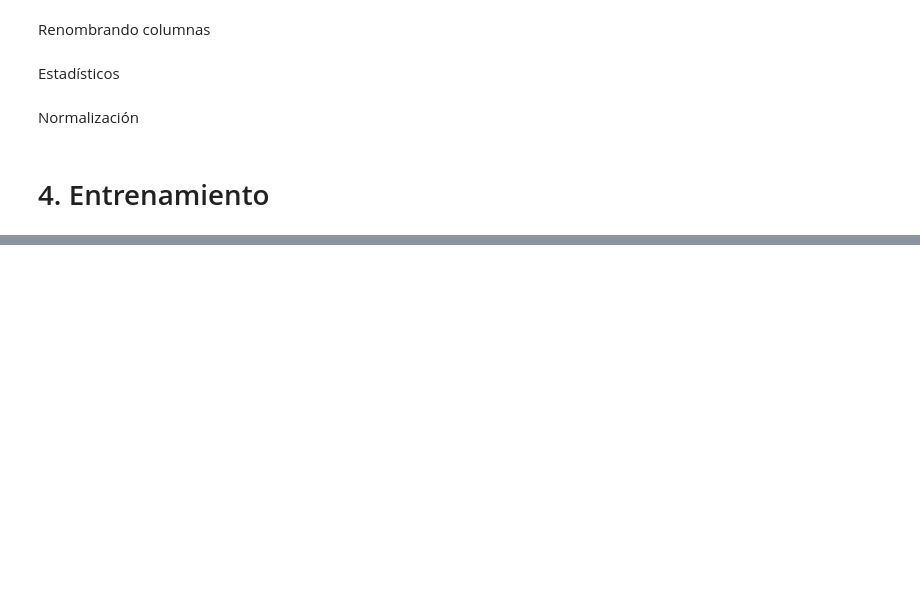
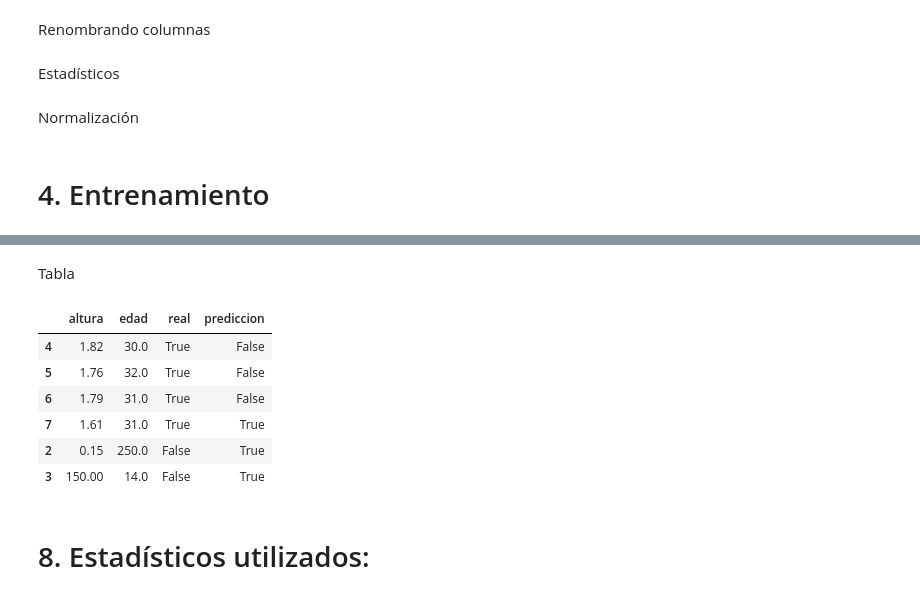
Before and after one commit to josedalvik/datascience_stlearning2_practica2, a Jupyter notebook: Deteccion_anomalias.ipynb, the cells around one changed output, grey strips where cells are left out. Saved outputs shown, nothing was run; the diff lists cells and outputs as text; code cells hidden in the pictures; blank space fills up the shorter version.

```diff
--- a/Deteccion_anomalias.ipynb
+++ b/Deteccion_anomalias.ipynb
@@ -99,0 +149,18 @@ plt.show()
+# %% [markdown]
+Tabla
+# %%
+tabla_final = pruebas.copy()
+tabla_final["real"] = np.arange(start=0, stop=len(pruebas)) < int(np.floor(len(valtest_normales_n)/2))
+tabla_final["prediccion"] = False
+tabla_final.iloc[outliers,3] = True
+tabla_final
+# %% [output]
+|  | altura | edad | real | prediccion |
+| 4 | 1.82 | 30.0 | True | False |
+| 5 | 1.76 | 32.0 | True | False |
+| 6 | 1.79 | 31.0 | True | False |
+| 7 | 1.61 | 31.0 | True | True |
+| 2 | 0.15 | 250.0 | False | True |
+| 3 | 150.00 | 14.0 | False | True |
+# %% [markdown]
+# 8. Estadísticos utilizados:
```
Also changed, not shown: parts of 14 cells of this notebook, 1 other file.
